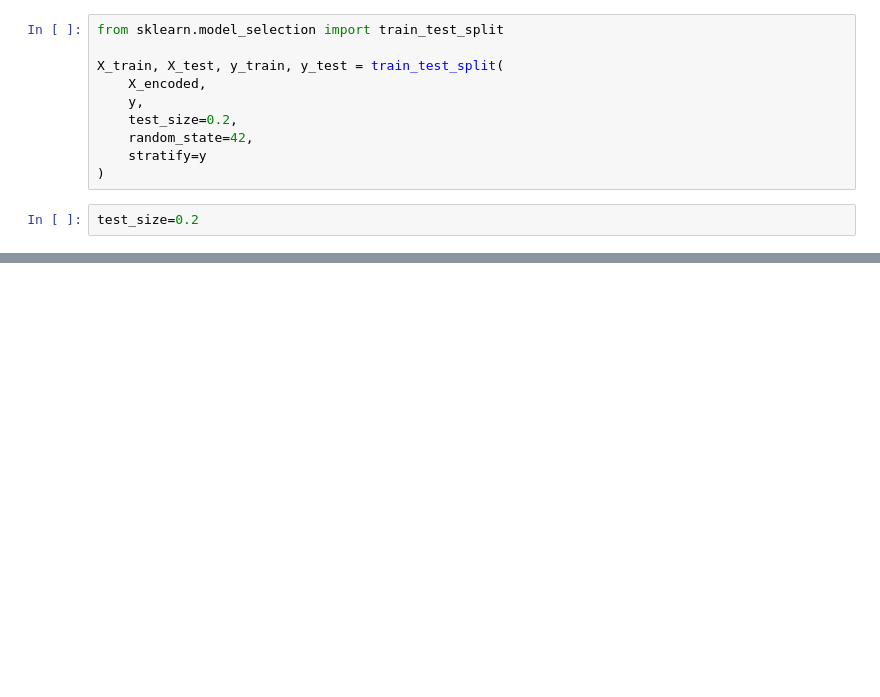
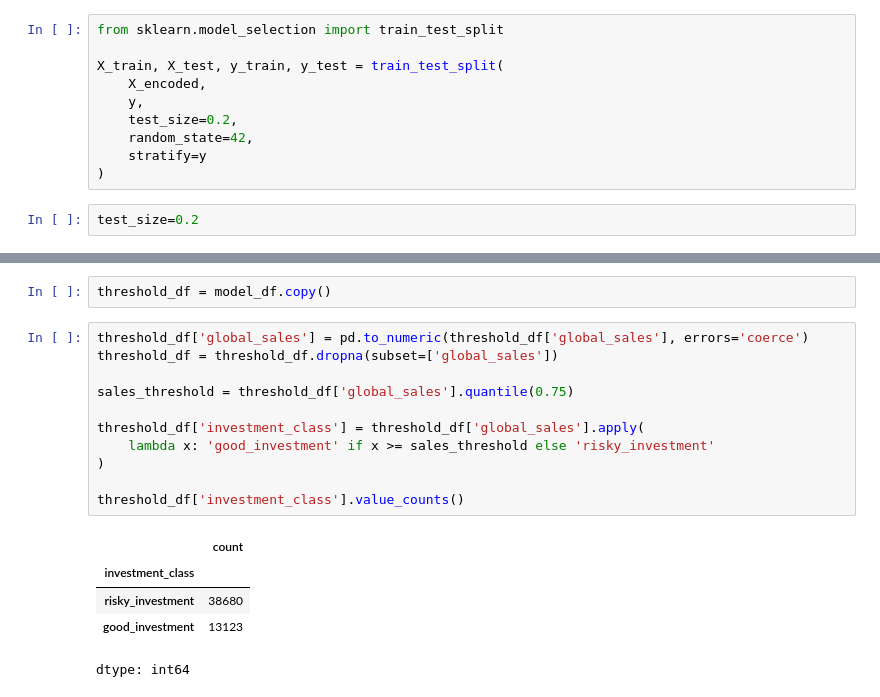
Before and after one commit to mevhibekok/GameVestAI, a Jupyter notebook: notebooks/eda.ipynb, the cells around one changed output, grey strips where cells are left out. Saved outputs shown, nothing was run; the diff lists cells and outputs as text; blank space fills up the shorter version.

```diff
--- a/notebooks/eda.ipynb
+++ b/notebooks/eda.ipynb
@@ -913,0 +1190,19 @@ Random Forest Accuracy: 0.6335295820866712
+# %%
+threshold_df = model_df.copy()
+# %%
+threshold_df['global_sales'] = pd.to_numeric(threshold_df['global_sales'], errors='coerce')
+threshold_df = threshold_df.dropna(subset=['global_sales'])
+
+sales_threshold = threshold_df['global_sales'].quantile(0.75)
+
+threshold_df['investment_class'] = threshold_df['global_sales'].apply(
+    lambda x: 'good_investment' if x >= sales_threshold else 'risky_investment'
+)
+
+threshold_df['investment_class'].value_counts()
+# %% [output]
+|  | count |
+| investment_class |  |
+| risky_investment | 38680 |
+| good_investment | 13123 |
+dtype: int64
```
Also changed, not shown: parts of 28 cells of this notebook.
